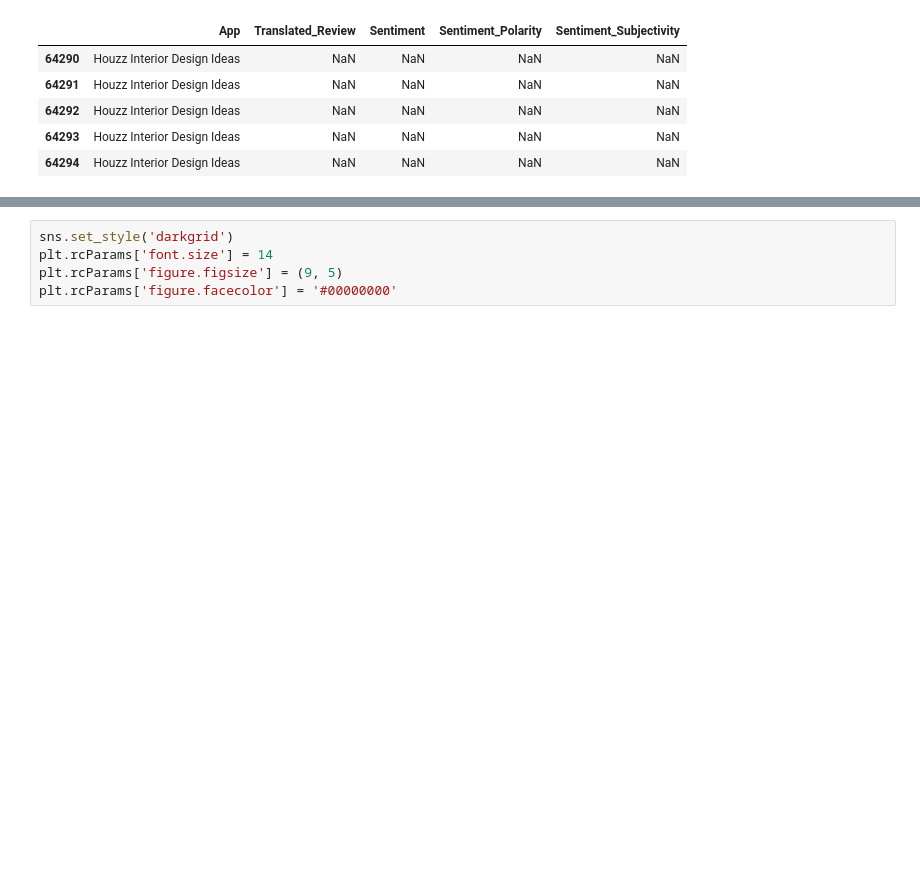
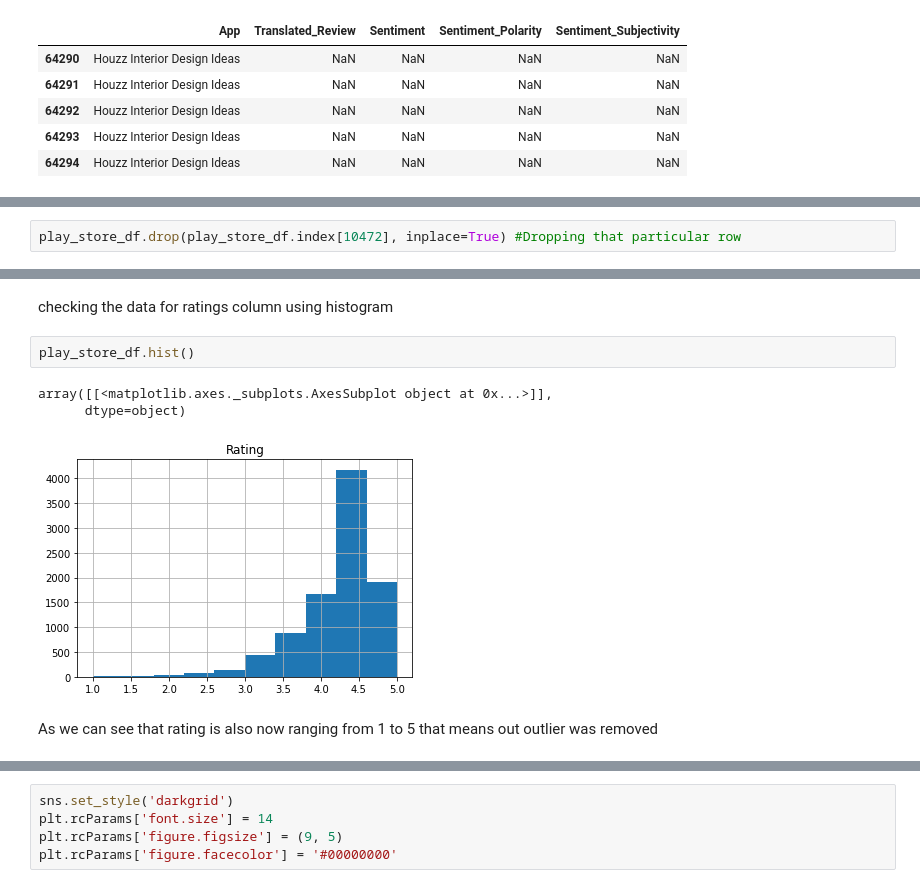
Before and after one commit to avinashyadav11/Play-Store-App-Review-Analysis, a Jupyter notebook: Play_Store_App_Review_Analysis_Capstone_Project.ipynb, the cells around one changed output, grey strips where cells are left out. Drawn from its saved outputs; the diff is of its cells as text; blank space fills up the shorter version.

```diff
--- a/Play_Store_App_Review_Analysis_Capstone_Project.ipynb
+++ b/Play_Store_App_Review_Analysis_Capstone_Project.ipynb
@@ -243,0 +154,2 @@ play_store_data_df['Reviews'] = pd.to_numeric(play_store_data_df['Reviews'])
+# %%
+play_store_df.drop(play_store_df.index[10472], inplace=True) #Dropping that particular row
@@ -243,0 +162,10 @@ play_store_data_df['Reviews'] = pd.to_numeric(play_store_data_df['Reviews'])
+# %% [markdown]
+checking the data for ratings column using histogram
+# %%
+play_store_df.hist()
+# %% [output]
+array([[<matplotlib.axes._subplots.AxesSubplot object at 0x...>]],
+      dtype=object)
+[figure, added]
+# %% [markdown]
+As we can see that rating is also now ranging from 1 to 5 that means out outlier was removed
```
Also changed, not shown: parts of 81 cells of this notebook.
